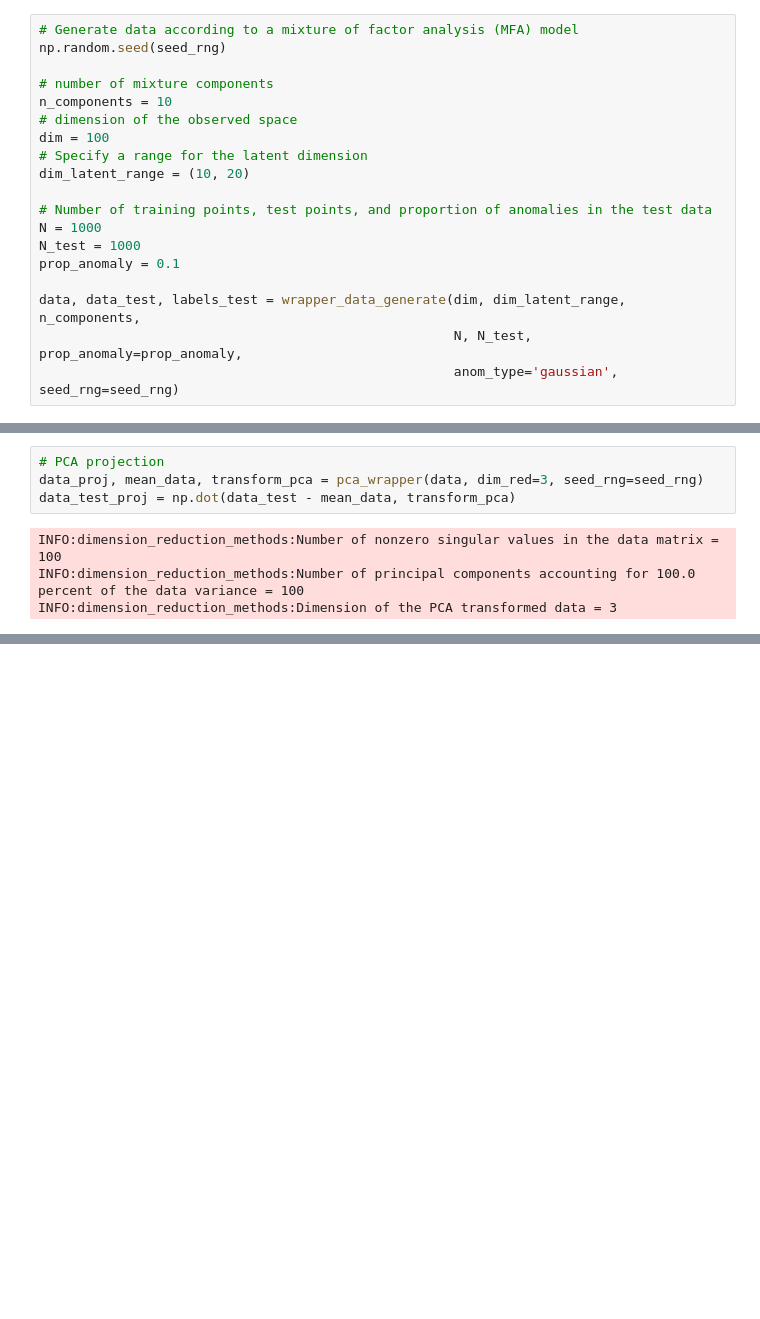
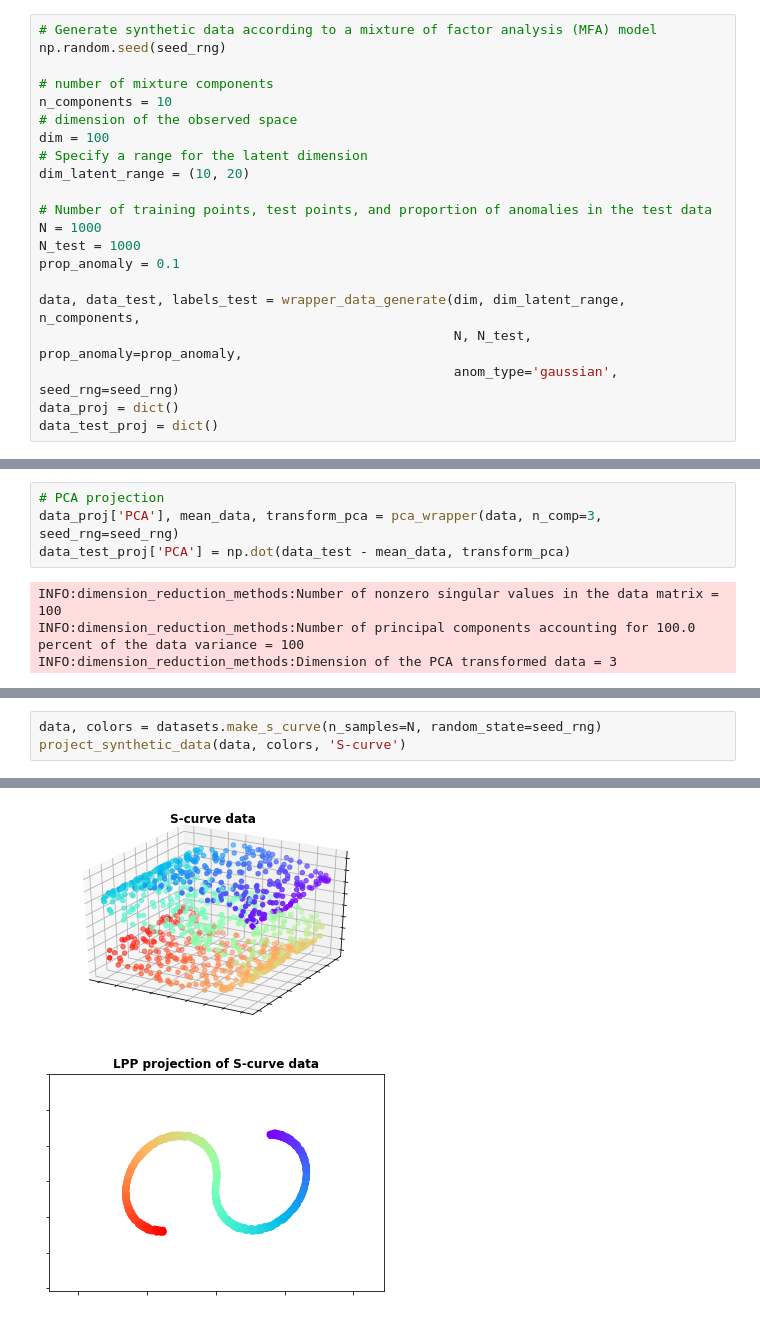
Before and after one commit to jayaram-r/KNN-anomaly-detection, a Jupyter notebook: evaluate_dimension_reduction.ipynb, the cells around one changed output, grey strips where cells are left out. Saved outputs shown, nothing was run; the diff lists cells and outputs as text; blank space fills up the shorter version.

```diff
--- a/evaluate_dimension_reduction.ipynb
+++ b/evaluate_dimension_reduction.ipynb
@@ -30,7 +58,7 @@ max_fpr_pauc = 0.01
 
 COLORS = ['r', 'b', 'g', 'y', 'orange', 'm', 'lawngreen', 'gold', 'c', 'hotpink']
 # %%
-# Generate data according to a mixture of factor analysis (MFA) model
+# Generate synthetic data according to a mixture of factor analysis (MFA) model
 np.random.seed(seed_rng)
 
 # number of mixture components
@@ -48,6 +76,8 @@ prop_anomaly = 0.1
 data, data_test, labels_test = wrapper_data_generate(dim, dim_latent_range, n_components,
                                                      N, N_test, prop_anomaly=prop_anomaly,
                                                      anom_type='gaussian', seed_rng=seed_rng)
+data_proj = dict()
+data_test_proj = dict()
 # %%
 # Locality preserving projection method
 model_lpp = LocalityPreservingProjection(
@@ -98,7 +129,7 @@ plt.show()
 # %%
 # PCA projection
-data_proj, mean_data, transform_pca = pca_wrapper(data, dim_red=3, seed_rng=seed_rng)
-data_test_proj = np.dot(data_test - mean_data, transform_pca)
+data_proj['PCA'], mean_data, transform_pca = pca_wrapper(data, n_comp=3, seed_rng=seed_rng)
+data_test_proj['PCA'] = np.dot(data_test - mean_data, transform_pca)
 # %% [output]
 INFO:dimension_reduction_methods:Number of nonzero singular values in the data matrix = 100
 INFO:dimension_reduction_methods:Number of principal components accounting for 100.0 percent of the data variance = 100
@@ -128,0 +237,4 @@ plt.show()
+# %%
+data, colors = datasets.make_s_curve(n_samples=N, random_state=seed_rng)
+project_synthetic_data(data, colors, 'S-curve')
+# %% [output]
@@ -128,0 +256,2 @@ plt.show()
+[figure, added]
+[figure, added]
```
Also changed, not shown: parts of 18 cells of this notebook, 1 other file.
